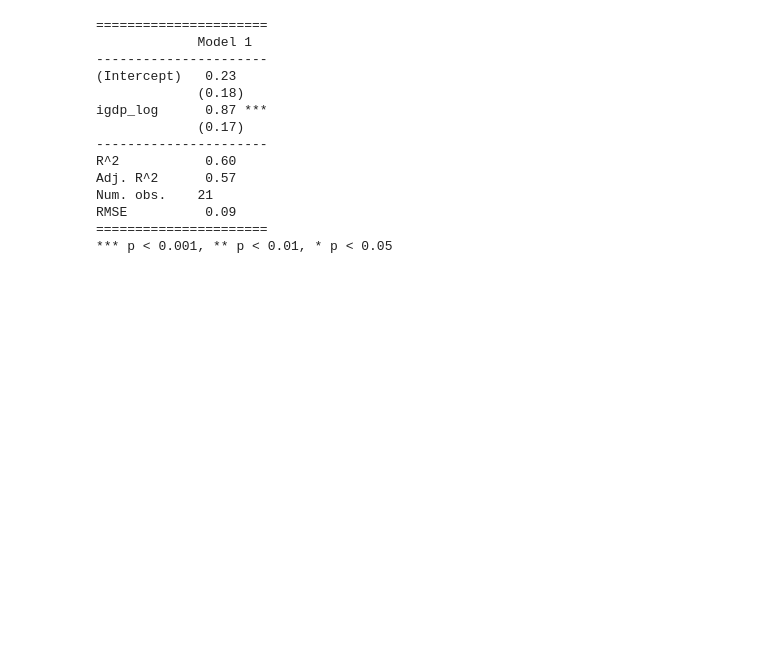
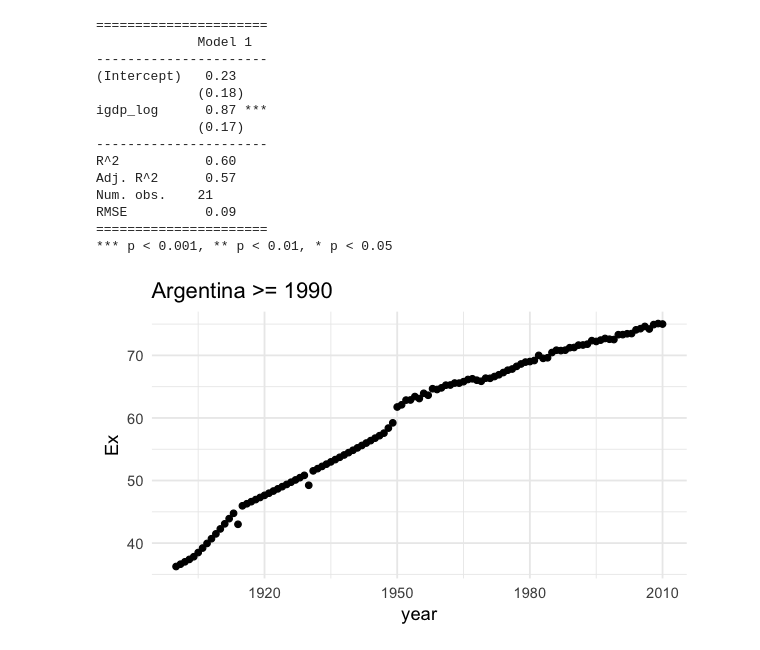
Before and after one commit to sdaza/lambda, a Jupyter notebook: notebooks/stacking_covariates.ipynb, the cells around one changed output. Saved outputs shown, nothing was run; the diff lists cells and outputs as text; code cells hidden in the pictures; blank space fills up the shorter version.

```diff
--- a/notebooks/stacking_covariates.ipynb
+++ b/notebooks/stacking_covariates.ipynb
@@ -944,3 +949,8 @@ Num. obs.    21
 RMSE          0.09
 ======================
 *** p < 0.001, ** p < 0.01, * p < 0.05
+# %%
+ggplot(test[ctry=='Argentina'], aes(year, Ex)) + geom_point()  + theme_minimal() +
+    labs(title='Argentina >= 1990')
+# %% [output]
+[figure, added]
```
Also changed, not shown: parts of 1 cell of this notebook.
